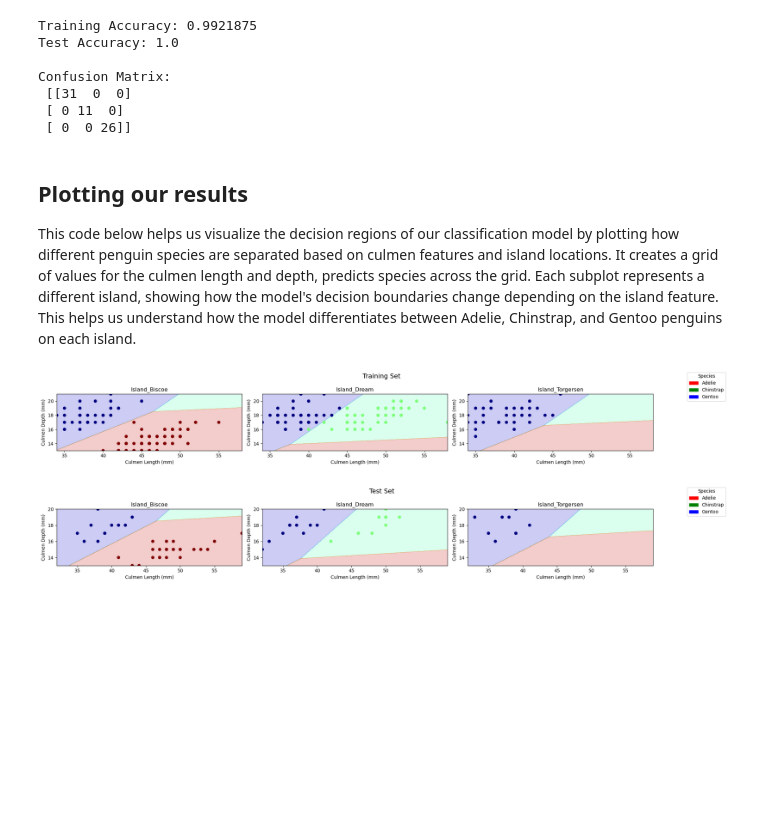
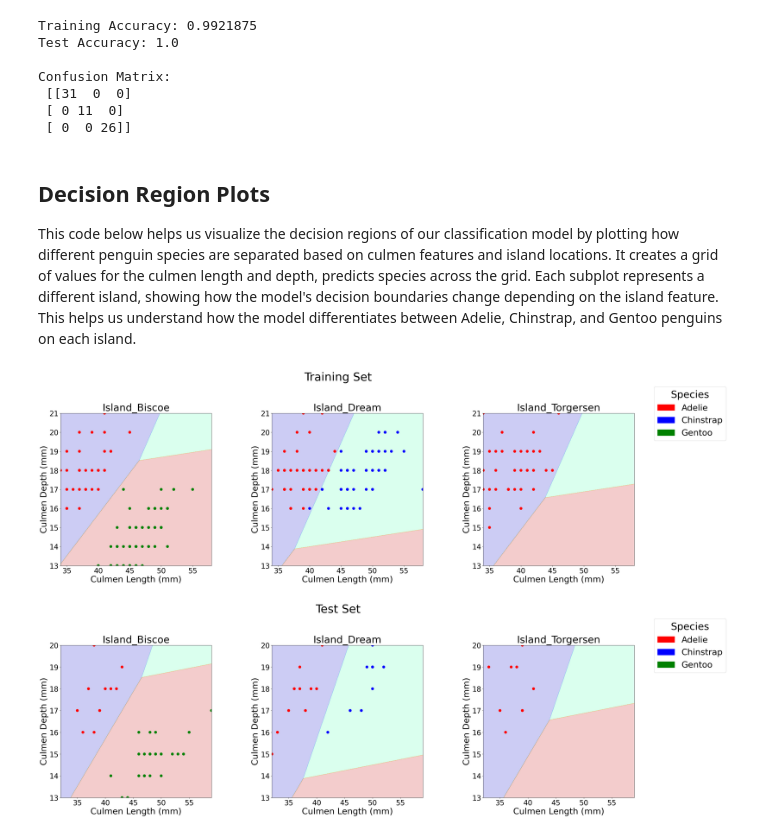
Before and after one commit to Pbabu-Github/ML-Projects, a Jupyter notebook: posts/Penguins/index.ipynb, the cells around one changed output. Saved outputs shown, nothing was run; the diff lists cells and outputs as text; code cells hidden in the pictures; blank space fills up the shorter version.

```diff
--- a/posts/Penguins/index.ipynb
+++ b/posts/Penguins/index.ipynb
@@ -229,7 +265,8 @@ Confusion Matrix:
  [ 0 11  0]
  [ 0  0 26]]
 # %% [markdown]
-## Plotting our results
+## Decision Region Plots
+
 This code below helps us visualize the decision regions of our classification model by plotting how different penguin species are separated based on culmen features and island locations. It creates a grid of values for the culmen length and depth, predicts species across the grid. Each subplot represents a different island, showing how the model's decision boundaries change depending on the island feature. This helps us understand how the model differentiates between Adelie, Chinstrap, and Gentoo penguins on each island.
 # %%
 from matplotlib import pyplot as plt
@@ -243,8 +280,12 @@ def plot_regions(model, X, y, title):
     x1 = X[X.columns[1]]
     qual_features = X.columns[2:]
 
-    fig, axarr = plt.subplots(1, len(qual_features), figsize=(7 * len(qual_features), 3))  # doing this to fit three plots side by side
-    fig.suptitle(title, fontsize=14)
+    # Define a color mapping where Gentoo is green and Chinstrap is blue
+    species_colors = {0: 'red', 1: 'blue', 2: 'green'}
+
+    # Adjust figure size for better visibility
+    fig, axarr = plt.subplots(1, len(qual_features), figsize=(12 * len(qual_features), 10))  # Increase size
+    fig.suptitle(title, fontsize=40, y=1.05)  # Adjust title position and size
 
     # Create a grid
     grid_x = np.linspace(x0.min(), x0.max(), 501)
@@ -257,37 +298,46 @@ def plot_regions(model, X, y, title):
     if len(qual_features) == 1:
         axarr = [axarr]
 
     for i, ax in enumerate(axarr):
         XY = pd.DataFrame({
             X.columns[0]: XX,
             X.columns[1]: YY
         })
 
         for j in qual_features:
             XY[j] = 0
 
         XY[qual_features[i]] = 1
 
         p = model.predict(XY)
         p = p.reshape(xx.shape)
 
         # Use contour plot to visualize the predictions
         ax.contourf(xx, yy, p, cmap="jet", alpha=0.2, vmin=0, vmax=2)
 
         ix = X[qual_features[i]] == 1
-        ax.scatter(x0[ix], x1[ix], c=y[ix], cmap="jet", vmin=0, vmax=2)
+        # Convert y[ix] to a pandas Series and apply map to get colors
+        y_series = pd.Series(y[ix])  # Convert y[ix] to a Series
+        ax.scatter(x0[ix], x1[ix], c=y_series.map(species_colors), s=80)  # Larger scatter points
 
-        ax.set(xlabel=X.columns[0], ylabel=X.columns[1], title=qual_features[i])
+        ax.set_xlabel(X.columns[0], fontsize=30)
+        ax.set_ylabel(X.columns[1], fontsize=30)
+        ax.set_title(qual_features[i], fontsize=35)
 
-    patches = [Patch(color=color, label=spec) for color, spec in zip(["red", "green", "blue"], ["Adelie", "Chinstrap", "Gentoo"])]
-    fig.legend(handles=patches, title="Species", loc="upper right")
+        ax.tick_params(axis='both', labelsize=25)  # Larger tick labels
 
-    plt.tight_layout(rect=[0, 0, 0.9, 1])
+    # Increase spacing between subplots and adjust title positioning
+    plt.subplots_adjust(wspace=0.4, hspace=0.3, top=0.85)
+
+    # Create legend with specific colors for species
+    patches = [Patch(color=color, label=spec) for spec, color in zip(["Adelie", "Chinstrap", "Gentoo"], ["red", "blue", "green"])]
+    fig.legend(handles=patches, title="Species", loc="upper right", fontsize=30, title_fontsize=35, bbox_to_anchor=(1.03, 1))
+
     plt.show()
 
 # Run function for training and test sets
 plot_regions(LR, X_train[best_features], y_train, title="Training Set")
 plot_regions(LR, X_test[best_features], y_pred, title="Test Set")
 # %% [output]
-[figure, old version]
+[figure, new version]
-[figure, old version]
+[figure, new version]
```
Also changed, not shown: parts of 14 cells of this notebook, 12 other files.
